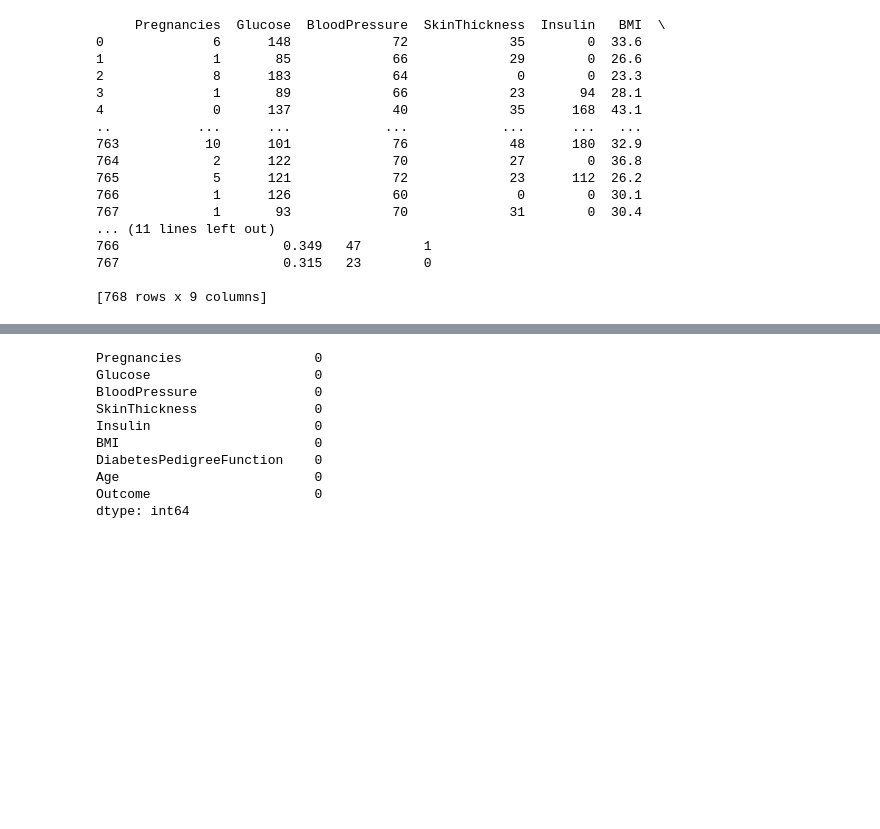
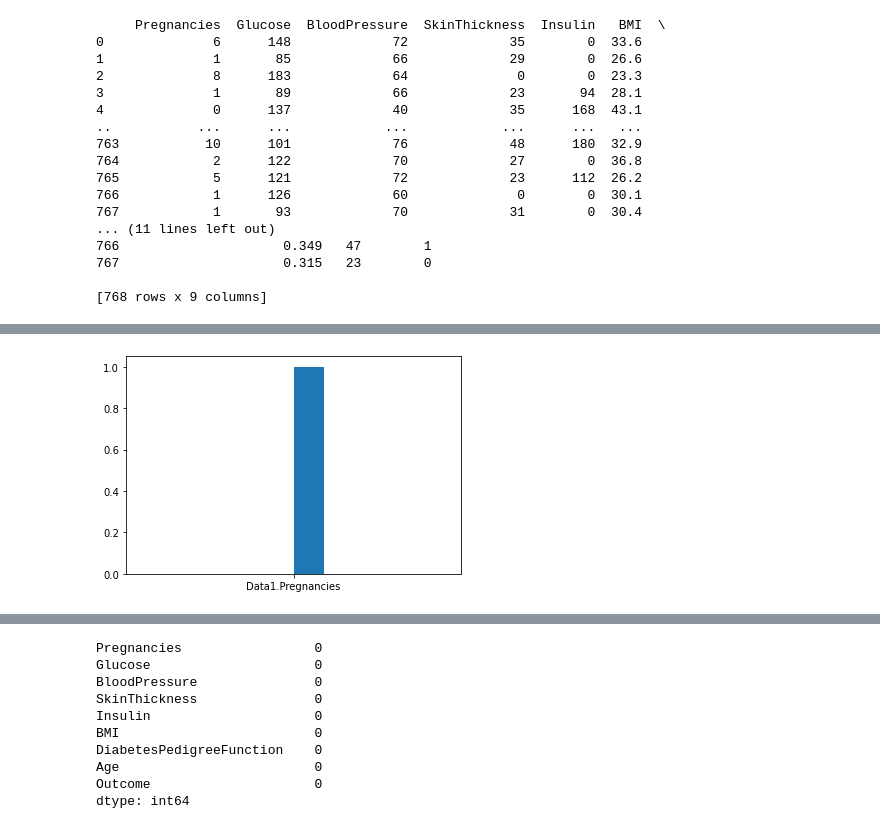
Before and after one commit to johnnjoroge0/Diabetes-data-analysis, a Jupyter notebook: Diabetes data analysis.ipynb, the cells around one changed output, grey strips where cells are left out. Drawn from its saved outputs; the diff is of its cells as text; code cells hidden in the pictures; blank space fills up the shorter version.

Commit message:
pushing diabetes data analysis to github

```diff
--- a/Diabetes data analysis.ipynb
+++ b/Diabetes data analysis.ipynb
@@ -67,0 +60,5 @@ Heat Map to visualize Correlation between pregnancies and gluecose level
+# %%
+plt.hist("Data1.Pregnancies")
+plt.show()
+# %% [output]
+[figure, added]
```
Also changed, not shown: parts of 8 cells of this notebook.
